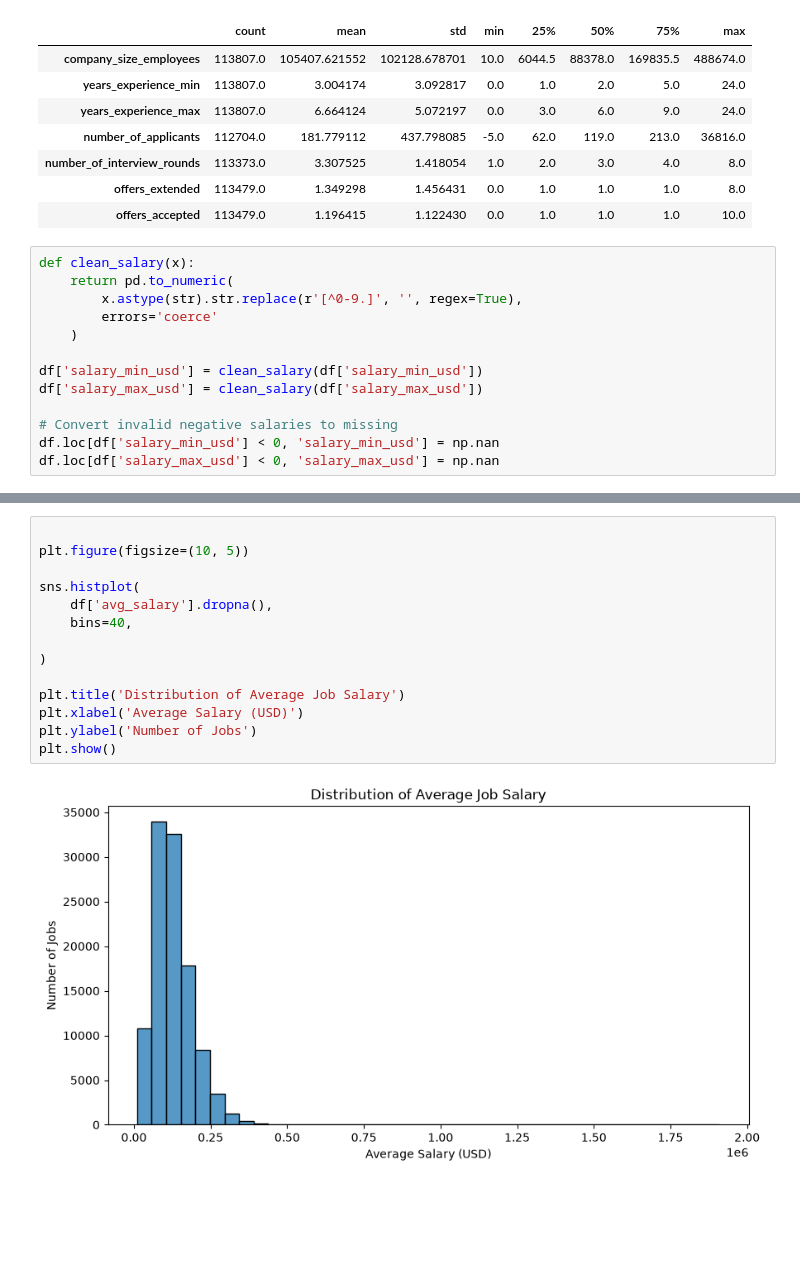
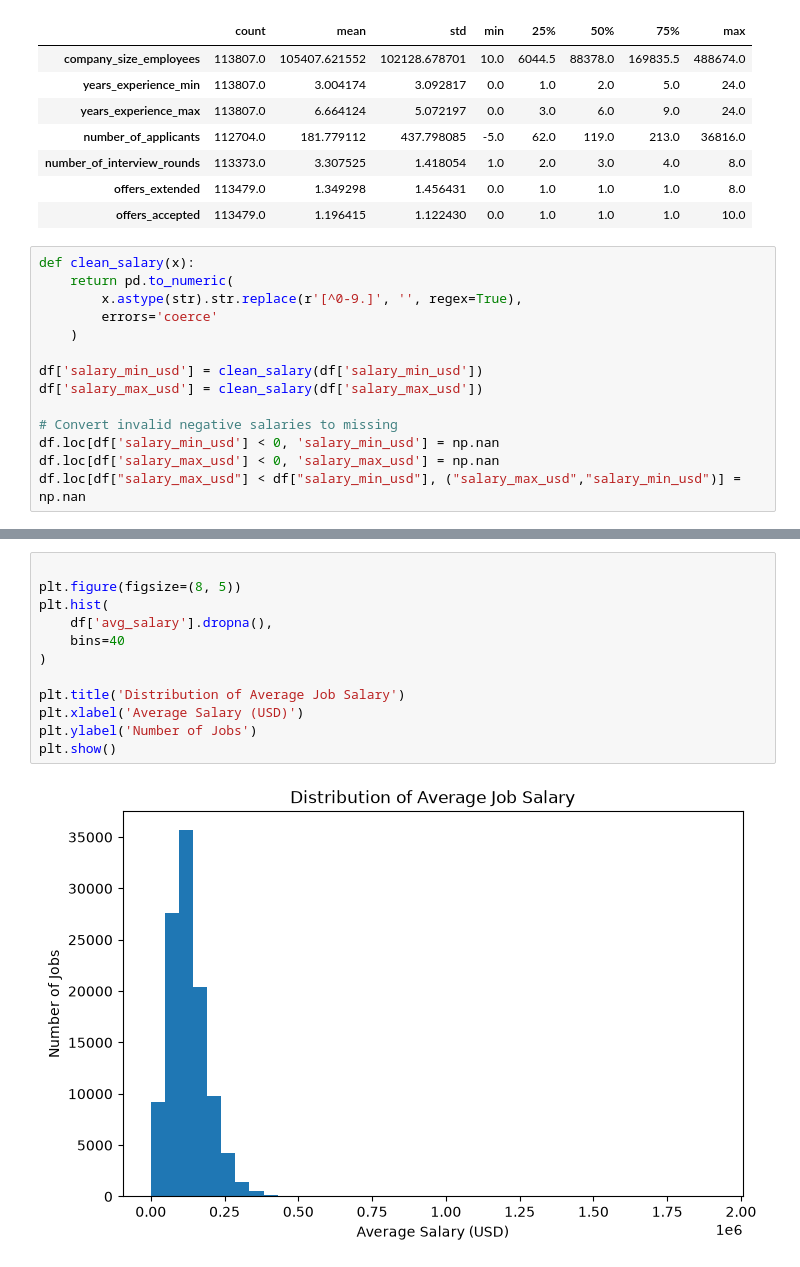
Before and after one commit to singhxagauri-jpg/EDA, a Jupyter notebook: Eda.ipynb, the cells around one changed output, grey strips where cells are left out. Saved outputs shown, nothing was run; the diff lists cells and outputs as text; blank space fills up the shorter version.

```diff
--- a/Eda.ipynb
+++ b/Eda.ipynb
@@ -292,3 +288,4 @@ df['salary_max_usd'] = clean_salary(df['salary_max_usd'])
 # Convert invalid negative salaries to missing
 df.loc[df['salary_min_usd'] < 0, 'salary_min_usd'] = np.nan
 df.loc[df['salary_max_usd'] < 0, 'salary_max_usd'] = np.nan
+df.loc[df["salary_max_usd"] < df["salary_min_usd"], ("salary_max_usd","salary_min_usd")] = np.nan
@@ -309,17 +308,15 @@ max      1.910150e+06
 Name: avg_salary, dtype: float64
 # %%
 
-plt.figure(figsize=(10, 5))
-
-sns.histplot(
+plt.figure(figsize=(8, 5))
+plt.hist(
     df['avg_salary'].dropna(),
-    bins=40,
-
+    bins=40
 )
 
 plt.title('Distribution of Average Job Salary')
 plt.xlabel('Average Salary (USD)')
 plt.ylabel('Number of Jobs')
 plt.show()
 # %% [output]
-[figure, old version]
+[figure, new version]
```
Also changed, not shown: parts of 11 cells of this notebook.
